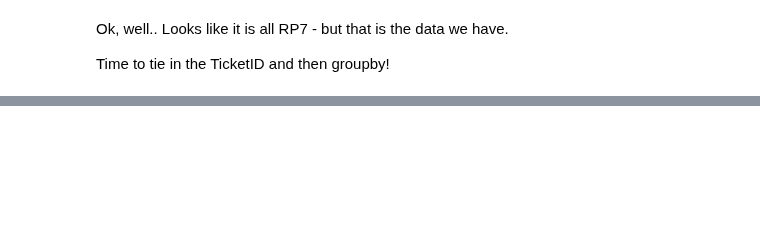
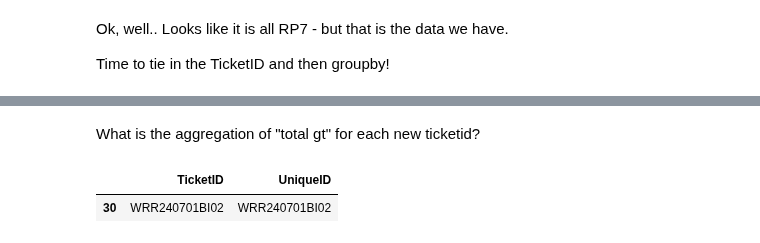
Before and after one commit to BilyBrown/sqlite3-tutorial, a Jupyter notebook: create_wrr_tables_00.ipynb, the cells around one changed output, grey strips where cells are left out. Saved outputs shown, nothing was run; the diff lists cells and outputs as text; code cells hidden in the pictures; blank space fills up the shorter version.

Commit message:
working out total by activity/ticketid

```diff
--- a/create_wrr_tables_00.ipynb
+++ b/create_wrr_tables_00.ipynb
@@ -495,0 +711,2 @@ wrr_expected
+# %% [markdown]
+What is the aggregation of "total gt" for each new ticketid?
@@ -495,0 +715,5 @@ wrr_expected
+# %%
+ticketid_table[ticketid_table['TicketID'] == 'WRR240701BI02']
+# %% [output]
+|  | TicketID | UniqueID |
+| 30 | WRR240701BI02 | WRR240701BI02 |
```
Also changed, not shown: parts of 28 cells of this notebook.
